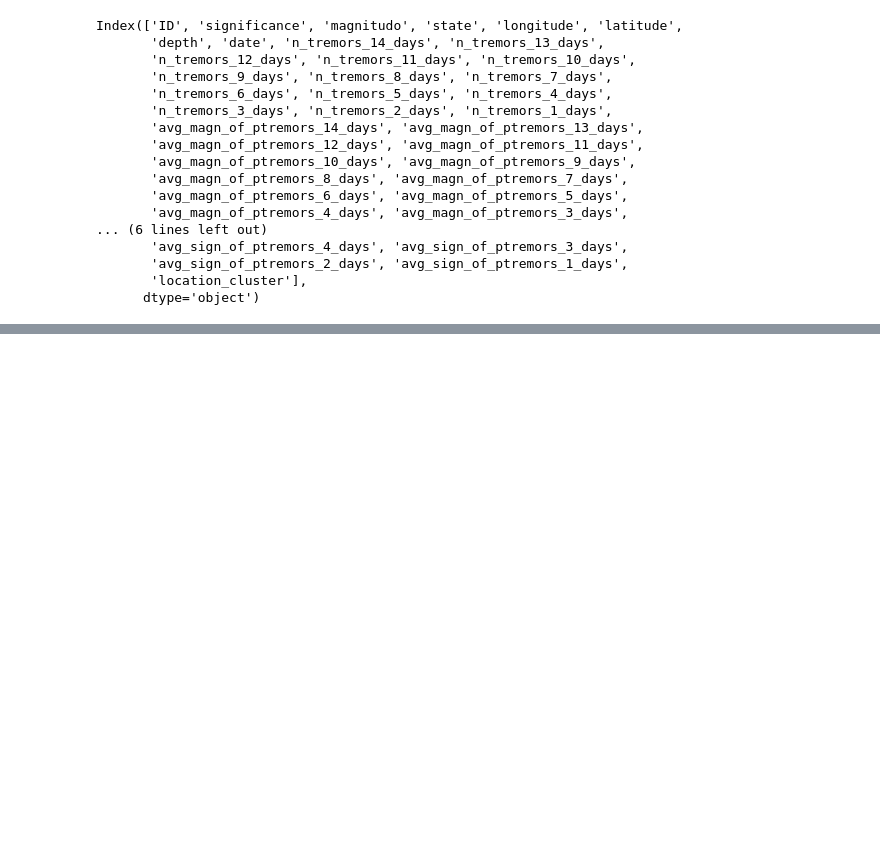
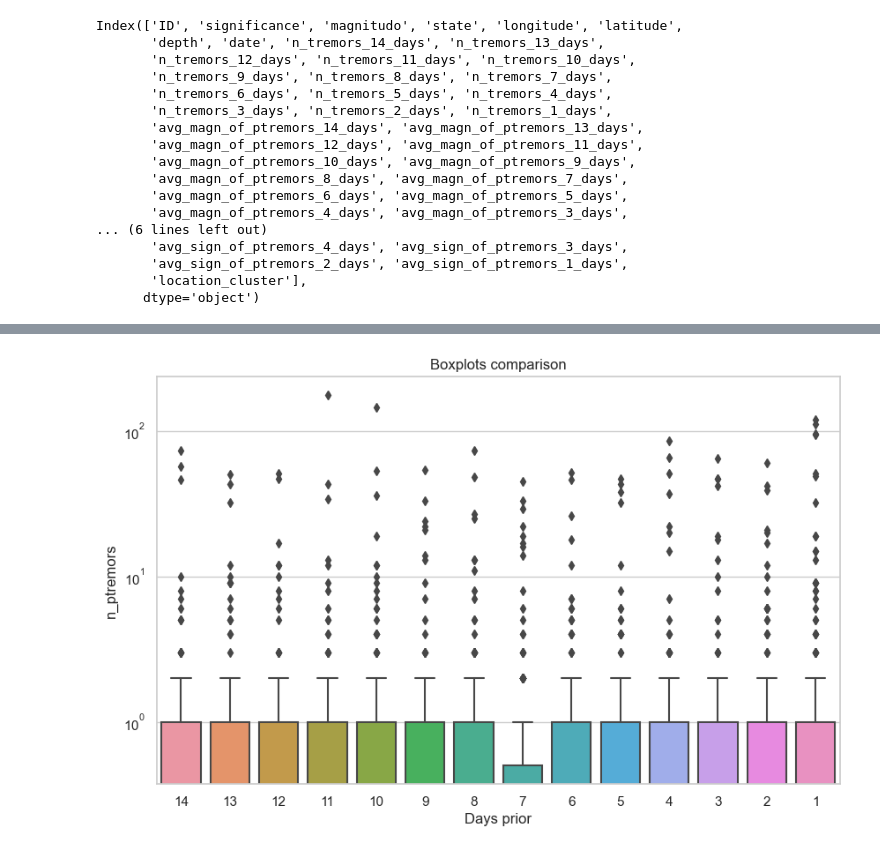
Before and after one commit to DiegoMZD/Earthquakes, a Jupyter notebook: jupyter_notebooks/Premonitory.ipynb, the cells around one changed output, grey strips where cells are left out. Cells and saved outputs as stored; diff of their text form; code cells hidden in the pictures; blank space fills up the shorter version.

```diff
--- a/jupyter_notebooks/Premonitory.ipynb
+++ b/jupyter_notebooks/Premonitory.ipynb
@@ -263,0 +132,19 @@ plt.show()
+# %%
+data_boxplots = premonitory_full[['n_tremors_14_days', 'n_tremors_13_days',
+       'n_tremors_12_days', 'n_tremors_11_days', 'n_tremors_10_days',
+       'n_tremors_9_days', 'n_tremors_8_days', 'n_tremors_7_days',
+       'n_tremors_6_days', 'n_tremors_5_days', 'n_tremors_4_days',
+       'n_tremors_3_days', 'n_tremors_2_days', 'n_tremors_1_days']]
+plt.figure(figsize=(10, 6))
+
+sns.boxplot(data=data_boxplots)
+
+plt.xlabel('Days prior')
+plt.ylabel('n_ptremors')
+plt.title('Boxplots comparison')
+plt.xticks(ticks = range(14), labels = list(range(14,0,-1)))
+plt.yscale('log')
+
+plt.show()
+# %% [output]
+[figure, added]
```
Also changed, not shown: parts of 13 cells of this notebook, 1 other file.
